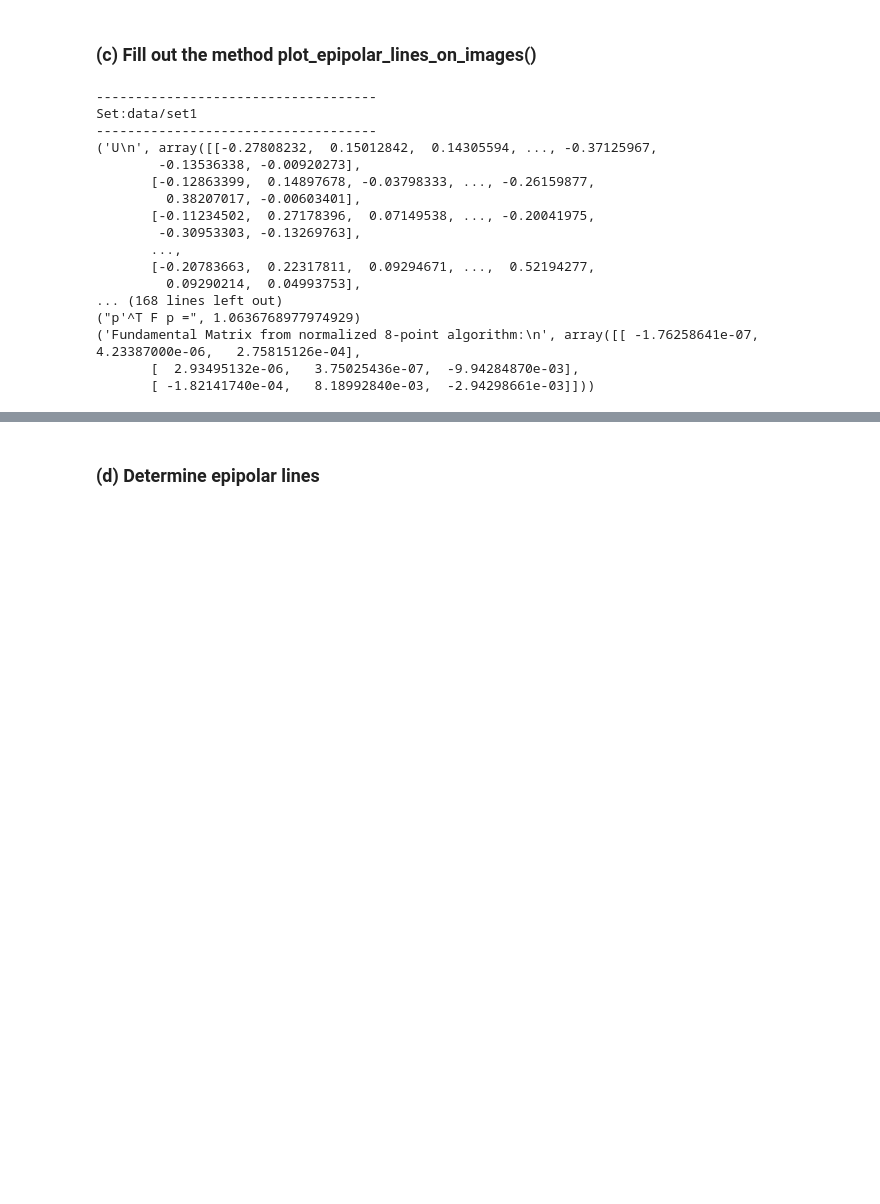
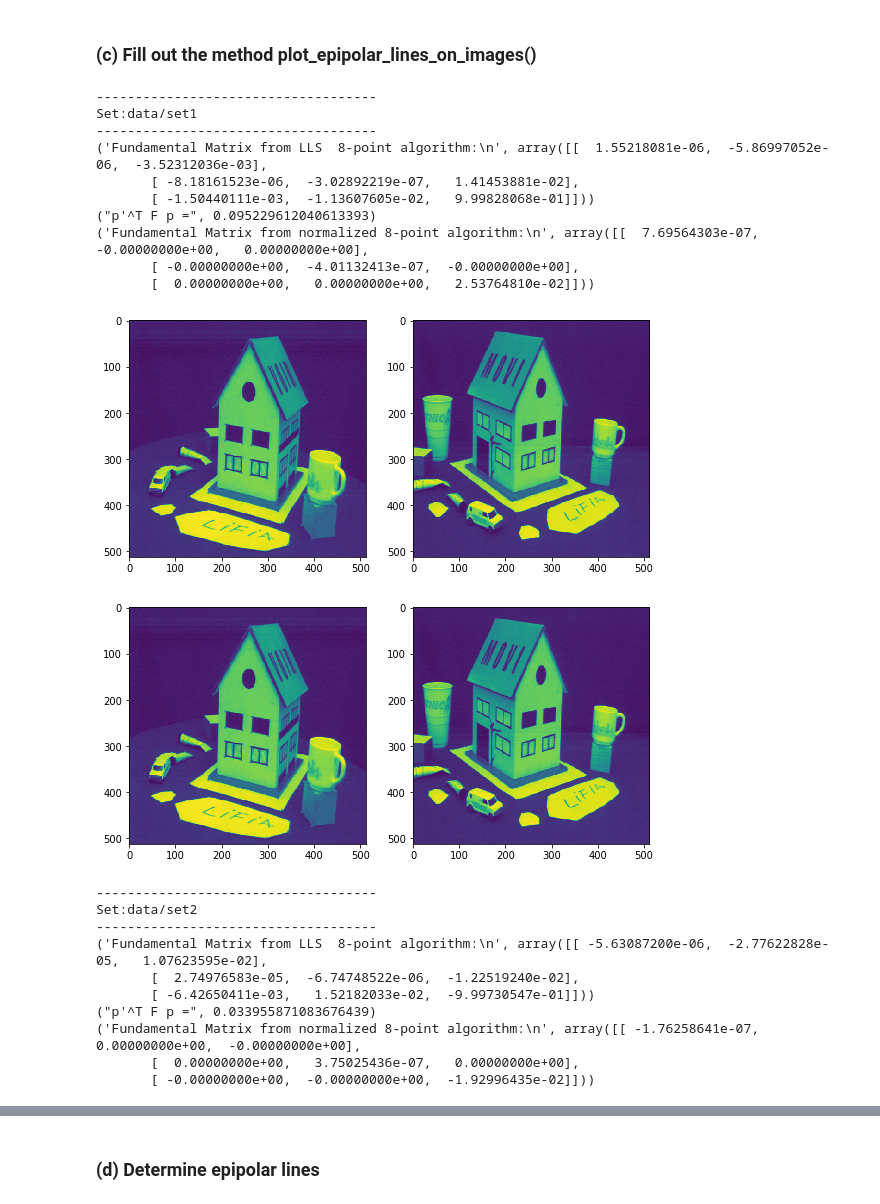
Before and after one commit to gmakarevich-aurora/cv-hw2, a Jupyter notebook: cv-hw2.ipynb, the cells around one changed output, grey strips where cells are left out. Drawn from its saved outputs; the diff is of its cells as text; code cells hidden in the pictures; blank space fills up the shorter version.

```diff
--- a/cv-hw2.ipynb
+++ b/cv-hw2.ipynb
@@ -44,17 +44,19 @@ def lls_eight_point_alg(points1, points2):
     #print ("W\n", W)
 
     U, s, V = np.linalg.svd(W)
-    print ("U\n", U)
-    print ("s\n", s)
-    print ("V\n", V)
+    #print ("U\n", U)
+    #print ("s\n", s)
+    #print ("V\n", V[8, :])
 
     F_cap = np.reshape(V[8, :], (3, 3))
-    print ("F_cap\n", F_cap)
+    #print ("F_cap\n", F_cap)
 
     U, s, V = np.linalg.svd(F_cap)
-    F = np.zeros_like(F_cap)
-    for i in range(0, 2):
-        F = F + s[i] * np.outer(U[:,i], V[i, :])
+
+    s_rank2 = np.zeros((s.shape[0], s.shape[0]))
+    s_rank2[0, 0] = s[0]
+    s_rank2[1, 1] = s[1]
+    F = np.dot(U, np.dot(s_rank2, V))
 
     return F
 # %% [markdown]
@@ -109,6 +134,8 @@ def normalized_eight_point_alg(points1, points2):
 # %% [markdown]
 ### (c) Fill out the method plot_epipolar_lines_on_images()
 # %%
+from matplotlib.patches import Circle
+
 '''
 PLOT_EPIPOLAR_LINES_ON_IMAGES given a pair of images and corresponding points,
 draws the epipolar lines on the images
@@ -126,9 +153,16 @@ Returns:
     handout for an example
 '''
 def plot_epipolar_lines_on_images(points1, points2, im1, im2, F):
-    # TODO: Implement this method!
-    raise Exception('Not Implemented Error')
+    fig = plt.figure(figsize = (50, 20))
+    image1 = fig.add_subplot(1, 10, 1)
+    for point in points1:
+        circ = Circle((point[0], point[1]),2)
+        image1.add_patch(circ)
+    image1.imshow(im1)
 
+    image2 = fig.add_subplot(1, 10, 2)
+    image2.imshow(im2)
+    plt.show()
 
 
 for im_set in ['data/set1', 'data/set2']:
@@ -136,45 +170,59 @@ for im_set in ['data/set1', 'data/set2']:
     print ('Set:%s' % im_set)
     print ('------------------------------------')
 
     # Read in the data
     im1 = imread(im_set+'/image1.jpg')
     im2 = imread(im_set+'/image2.jpg')
     points1 = get_data_from_txt_file(im_set+'/pt_2D_1.txt')
     points2 = get_data_from_txt_file(im_set+'/pt_2D_2.txt')
     assert (points1.shape == points2.shape)
 
     # Running the linear least squares eight point algorithm
     F_lls = lls_eight_point_alg(points1, points2)
     print ("Fundamental Matrix from LLS  8-point algorithm:\n", F_lls)
     #print ("Distance to lines in image 1 for LLS:", \
     #    compute_distance_to_epipolar_lines(points1, points2, F_lls))
     #print ("Distance to lines in image 2 for LLS:", \
     #    compute_distance_to_epipolar_lines(points2, points1, F_lls.T))
 
     # Running the normalized eight point algorithm
     F_normalized = normalized_eight_point_alg(points1, points2)
-    #F_normalized = F_lls
 
     pFp = [points2[i].dot(F_normalized.dot(points1[i]))
         for i in xrange(points1.shape[0])]
     print ("p'^T F p =", np.abs(pFp).max())
     print ("Fundamental Matrix from normalized 8-point algorithm:\n", \
         F_normalized)
+    #print ("Distance to lines in image 1 for normalized:", \
+    #    compute_distance_to_epipolar_lines(points1, points2, F_normalized))
+    #print ("Distance to lines in image 2 for normalized:", \
+    #    compute_distance_to_epipolar_lines(points2, points1, F_normalized.T))
+
+    # Plotting the epipolar lines
+    plot_epipolar_lines_on_images(points1, points2, im1, im2, F_lls)
+    plot_epipolar_lines_on_images(points1, points2, im1, im2, F_normalized)
+
+    plt.show()
 # %% [output]
 ------------------------------------
 Set:data/set1
 ------------------------------------
-('U\n', array([[-0.27808232,  0.15012842,  0.14305594, ..., -0.37125967,
-        -0.13536338, -0.00920273],
-       [-0.12863399,  0.14897678, -0.03798333, ..., -0.26159877,
-         0.38207017, -0.00603401],
-       [-0.11234502,  0.27178396,  0.07149538, ..., -0.20041975,
-        -0.30953303, -0.13269763],
-       ...,
-       [-0.20783663,  0.22317811,  0.09294671, ...,  0.52194277,
-         0.09290214,  0.04993753],
-... (168 lines left out)
-("p'^T F p =", 1.0636768977974929)
-('Fundamental Matrix from normalized 8-point algorithm:\n', array([[ -1.76258641e-07,   4.23387000e-06,   2.75815126e-04],
-       [  2.93495132e-06,   3.75025436e-07,  -9.94284870e-03],
-       [ -1.82141740e-04,   8.18992840e-03,  -2.94298661e-03]]))
+('Fundamental Matrix from LLS  8-point algorithm:\n', array([[  1.55218081e-06,  -5.86997052e-06,  -3.52312036e-03],
+       [ -8.18161523e-06,  -3.02892219e-07,   1.41453881e-02],
+       [ -1.50440111e-03,  -1.13607605e-02,   9.99828068e-01]]))
+("p'^T F p =", 0.095229612040613393)
+('Fundamental Matrix from normalized 8-point algorithm:\n', array([[  7.69564303e-07,  -0.00000000e+00,   0.00000000e+00],
+       [ -0.00000000e+00,  -4.01132413e-07,  -0.00000000e+00],
+       [  0.00000000e+00,   0.00000000e+00,   2.53764810e-02]]))
+[figure, added]
+[figure, added]
+------------------------------------
+Set:data/set2
+------------------------------------
+('Fundamental Matrix from LLS  8-point algorithm:\n', array([[ -5.63087200e-06,  -2.77622828e-05,   1.07623595e-02],
+       [  2.74976583e-05,  -6.74748522e-06,  -1.22519240e-02],
+       [ -6.42650411e-03,   1.52182033e-02,  -9.99730547e-01]]))
+("p'^T F p =", 0.033955871083676439)
+('Fundamental Matrix from normalized 8-point algorithm:\n', array([[ -1.76258641e-07,   0.00000000e+00,  -0.00000000e+00],
+       [  0.00000000e+00,   3.75025436e-07,   0.00000000e+00],
+       [ -0.00000000e+00,  -0.00000000e+00,  -1.92996435e-02]]))
```
Also changed, not shown: parts of 2 cells of this notebook.
